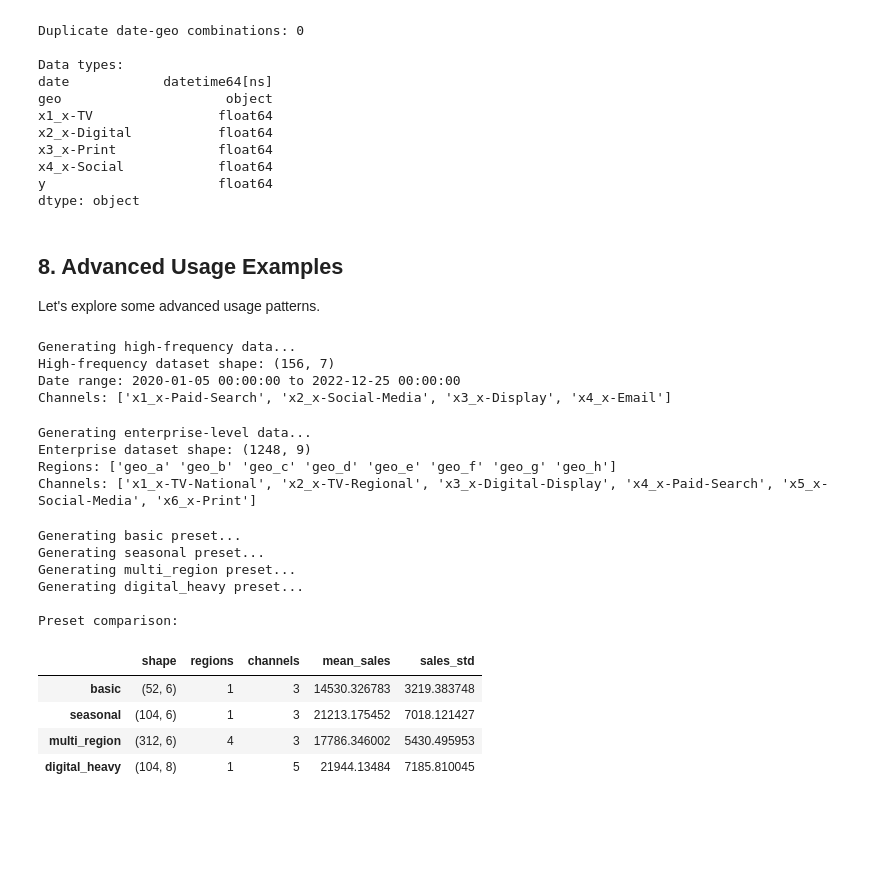
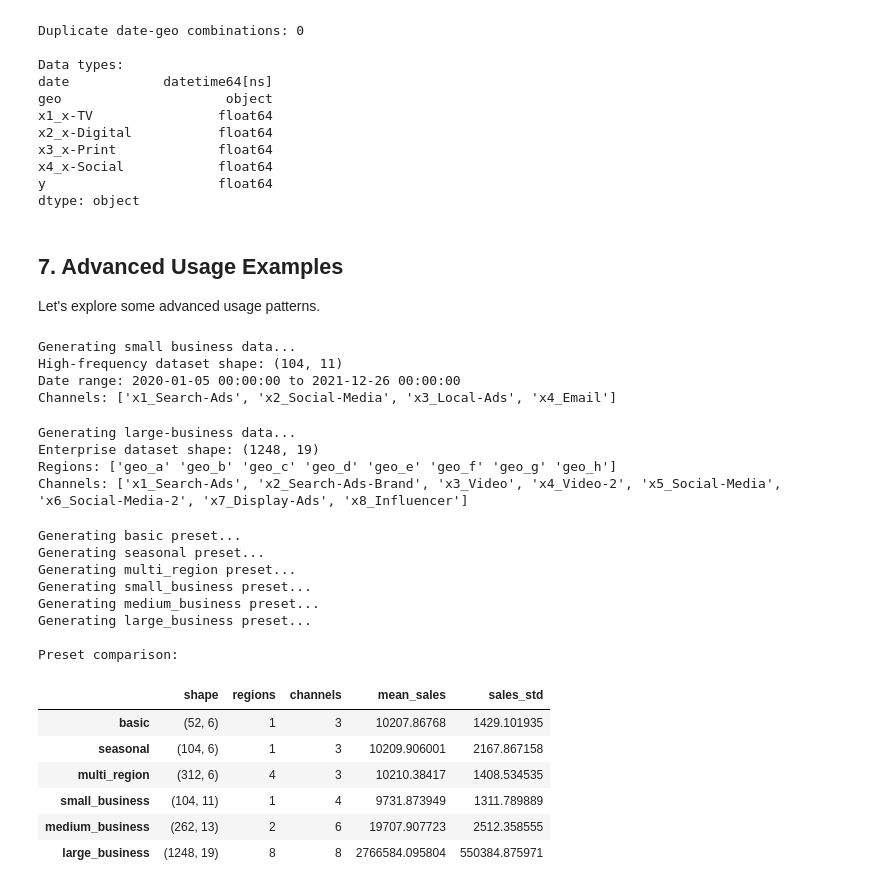
Before and after one commit to pymc-labs/mmm-param-recovery, a Jupyter notebook: mmm_data_generator_example.ipynb, the cells around one changed output. Cells and saved outputs as stored; diff of their text form; code cells hidden in the pictures; blank space fills up the shorter version.

```diff
--- a/mmm_data_generator_example.ipynb
+++ b/mmm_data_generator_example.ipynb
@@ -442,13 +425,13 @@ x4_x-Social            float64
 y                      float64
 dtype: object
 # %% [markdown]
-## 8. Advanced Usage Examples
+## 7. Advanced Usage Examples
 
 Let's explore some advanced usage patterns.
 # %%
 # Generate high-frequency data for digital marketing analysis
-print("Generating high-frequency data...")
-high_freq_config = get_preset_config('high_frequency')
+print("Generating small business data...")
+high_freq_config = get_preset_config('small_business')
 high_freq_result = generate_mmm_dataset(high_freq_config)
 high_freq_data = high_freq_result['data']
 
@@ -456,14 +439,14 @@ print(f"High-frequency dataset shape: {high_freq_data.shape}")
 print(f"Date range: {high_freq_data['date'].min()} to {high_freq_data['date'].max()}")
 print(f"Channels: {[col for col in high_freq_data.columns if col.startswith('x')]}")
 # %% [output]
-Generating high-frequency data...
-High-frequency dataset shape: (156, 7)
-Date range: 2020-01-05 00:00:00 to 2022-12-25 00:00:00
-Channels: ['x1_x-Paid-Search', 'x2_x-Social-Media', 'x3_x-Display', 'x4_x-Email']
+Generating small business data...
+High-frequency dataset shape: (104, 11)
+Date range: 2020-01-05 00:00:00 to 2021-12-26 00:00:00
+Channels: ['x1_Search-Ads', 'x2_Social-Media', 'x3_Local-Ads', 'x4_Email']
 # %%
 # Generate enterprise-level data
-print("Generating enterprise-level data...")
-enterprise_config = get_preset_config('enterprise')
+print("Generating large-business data...")
+enterprise_config = get_preset_config('large_business')
 enterprise_result = generate_mmm_dataset(enterprise_config)
 enterprise_data = enterprise_result['data']
 
@@ -471,41 +454,45 @@ print(f"Enterprise dataset shape: {enterprise_data.shape}")
 print(f"Regions: {enterprise_data['geo'].unique()}")
 print(f"Channels: {[col for col in enterprise_data.columns if col.startswith('x')]}")
 # %% [output]
-Generating enterprise-level data...
-Enterprise dataset shape: (1248, 9)
+Generating large-business data...
+Enterprise dataset shape: (1248, 19)
 Regions: ['geo_a' 'geo_b' 'geo_c' 'geo_d' 'geo_e' 'geo_f' 'geo_g' 'geo_h']
-Channels: ['x1_x-TV-National', 'x2_x-TV-Regional', 'x3_x-Digital-Display', 'x4_x-Paid-Search', 'x5_x-Social-Media', 'x6_x-Print']
+Channels: ['x1_Search-Ads', 'x2_Search-Ads-Brand', 'x3_Video', 'x4_Video-2', 'x5_Social-Media', 'x6_Social-Media-2', 'x7_Display-Ads', 'x8_Influencer']
 # %%
 # Compare different presets
 preset_comparison = {}
-presets_to_test = ['basic', 'seasonal', 'multi_region', 'digital_heavy']
+presets_to_test = ['basic', 'seasonal', 'multi_region', 'small_business', 'medium_business', 'large_business']
 
 for preset_name in presets_to_test:
     print(f"Generating {preset_name} preset...")
     config = get_preset_config(preset_name)
     result = generate_mmm_dataset(config)
     data = result['data']
 
     preset_comparison[preset_name] = {
         'shape': data.shape,
         'regions': len(data['geo'].unique()),
         'channels': len([col for col in data.columns if col.startswith('x')]),
         'mean_sales': data['y'].mean(),
         'sales_std': data['y'].std()
     }
 
 print("\nPreset comparison:")
 comparison_df = pd.DataFrame(preset_comparison).T
 display(comparison_df)
 # %% [output]
 Generating basic preset...
 Generating seasonal preset...
 Generating multi_region preset...
-Generating digital_heavy preset...
+Generating small_business preset...
+Generating medium_business preset...
+Generating large_business preset...
 
 Preset comparison:
 |  | shape | regions | channels | mean_sales | sales_std |
-| basic | (52, 6) | 1 | 3 | 14530.326783 | 3219.383748 |
-| seasonal | (104, 6) | 1 | 3 | 21213.175452 | 7018.121427 |
-| multi_region | (312, 6) | 4 | 3 | 17786.346002 | 5430.495953 |
-| digital_heavy | (104, 8) | 1 | 5 | 21944.13484 | 7185.810045 |
+| basic | (52, 6) | 1 | 3 | 10207.86768 | 1429.101935 |
+| seasonal | (104, 6) | 1 | 3 | 10209.906001 | 2167.867158 |
+| multi_region | (312, 6) | 4 | 3 | 10210.38417 | 1408.534535 |
+| small_business | (104, 11) | 1 | 4 | 9731.873949 | 1311.789889 |
+| medium_business | (262, 13) | 2 | 6 | 19707.907723 | 2512.358555 |
+| large_business | (1248, 19) | 8 | 8 | 2766584.095804 | 550384.875971 |
```
Also changed, not shown: parts of 15 cells of this notebook, 5 other files.
